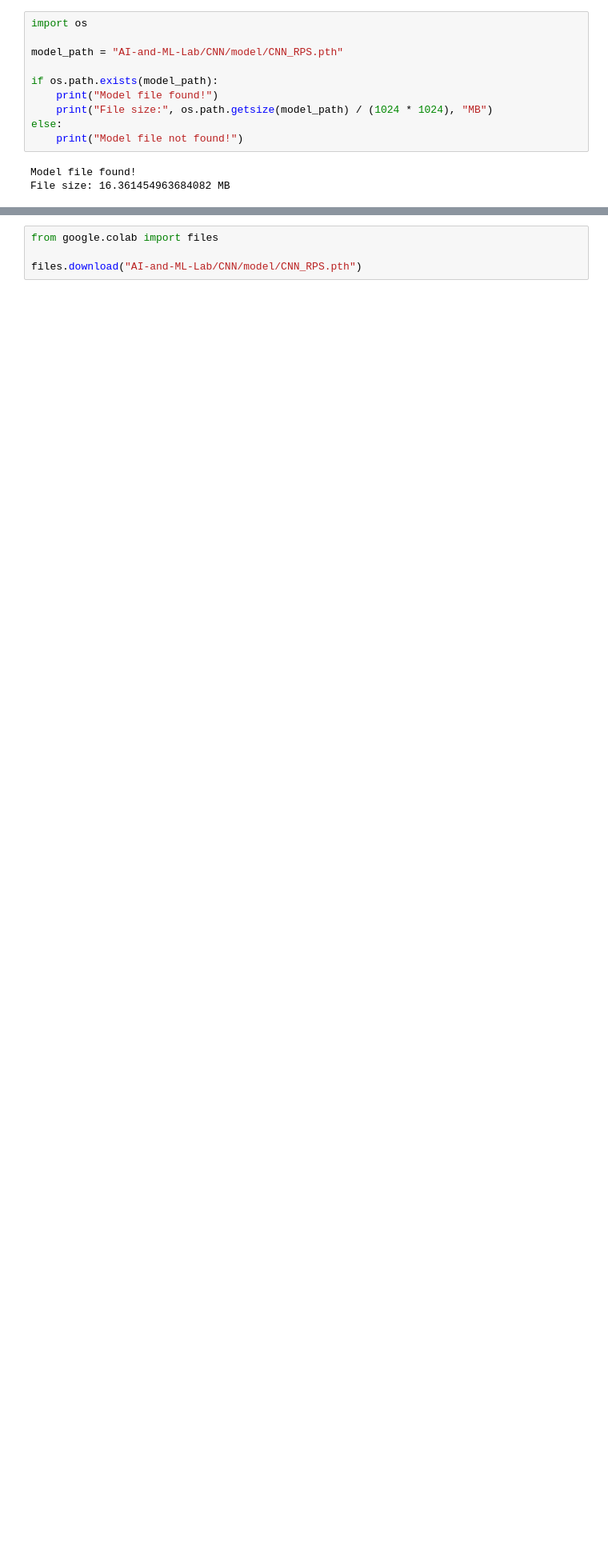
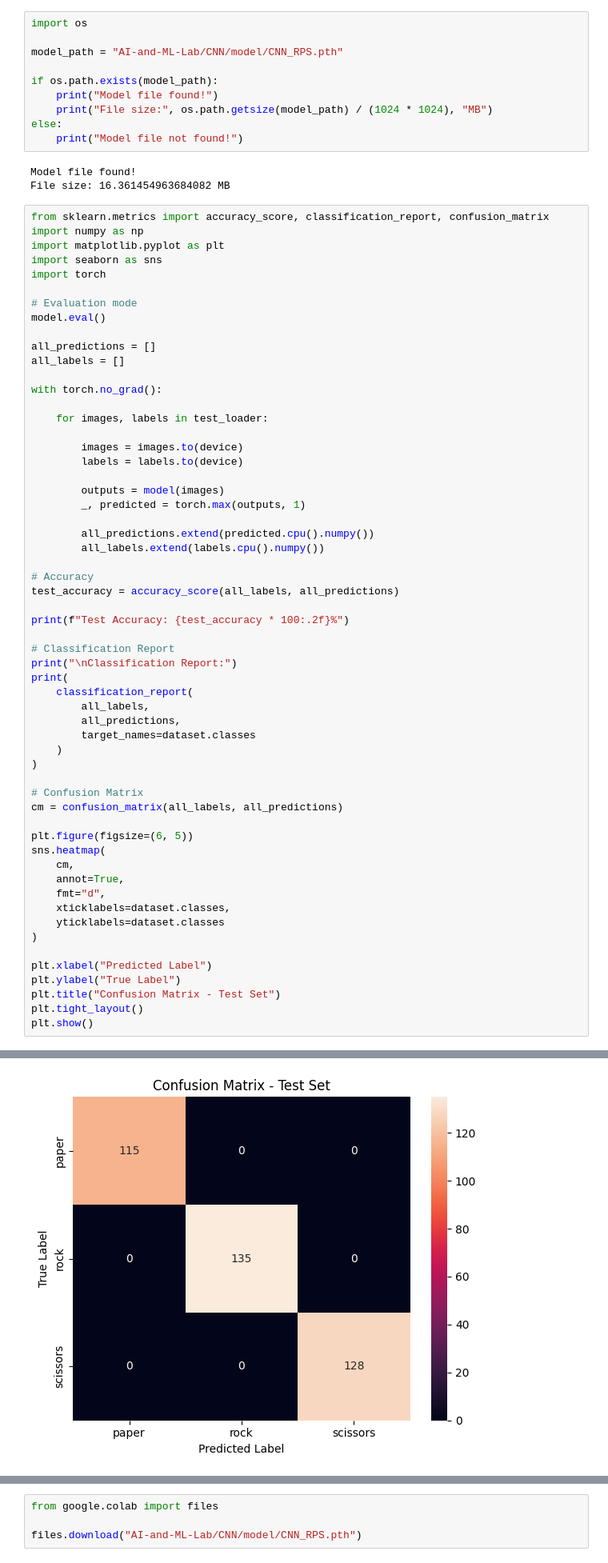
Before and after one commit to royhridoy965-sketch/AI-and-ML-Lab, a Jupyter notebook: CNN/CNN_RPS.ipynb, the cells around one changed output, grey strips where cells are left out. Shown at 80% size. Drawn from its saved outputs; the diff is of its cells as text; blank space fills up the shorter version.

Commit message:
Update CNN training and test evaluation

```diff
--- a/CNN/CNN_RPS.ipynb
+++ b/CNN/CNN_RPS.ipynb
@@ -591,3 +586,62 @@ else:
 # %% [output]
 Model file found!
 File size: 16.361454963684082 MB
+# %%
+from sklearn.metrics import accuracy_score, classification_report, confusion_matrix
+import numpy as np
+import matplotlib.pyplot as plt
+import seaborn as sns
+import torch
+
+# Evaluation mode
+model.eval()
+
+all_predictions = []
+all_labels = []
+
+with torch.no_grad():
+
+    for images, labels in test_loader:
+
+        images = images.to(device)
+        labels = labels.to(device)
+
+        outputs = model(images)
+        _, predicted = torch.max(outputs, 1)
+
+        all_predictions.extend(predicted.cpu().numpy())
+        all_labels.extend(labels.cpu().numpy())
+
+# Accuracy
+test_accuracy = accuracy_score(all_labels, all_predictions)
+
+print(f"Test Accuracy: {test_accuracy * 100:.2f}%")
+
+# Classification Report
+print("\nClassification Report:")
+print(
+    classification_report(
+        all_labels,
+        all_predictions,
+        target_names=dataset.classes
+    )
+)
+
+# Confusion Matrix
+cm = confusion_matrix(all_labels, all_predictions)
+
+plt.figure(figsize=(6, 5))
+sns.heatmap(
+    cm,
+    annot=True,
+    fmt="d",
+    xticklabels=dataset.classes,
+    yticklabels=dataset.classes
+)
+
+plt.xlabel("Predicted Label")
+plt.ylabel("True Label")
+plt.title("Confusion Matrix - Test Set")
+plt.tight_layout()
+plt.show()
+# %% [output]
@@ -593,0 +660 @@ File size: 16.361454963684082 MB
+[figure, added]
```
Also changed, not shown: parts of 6 cells of this notebook.
